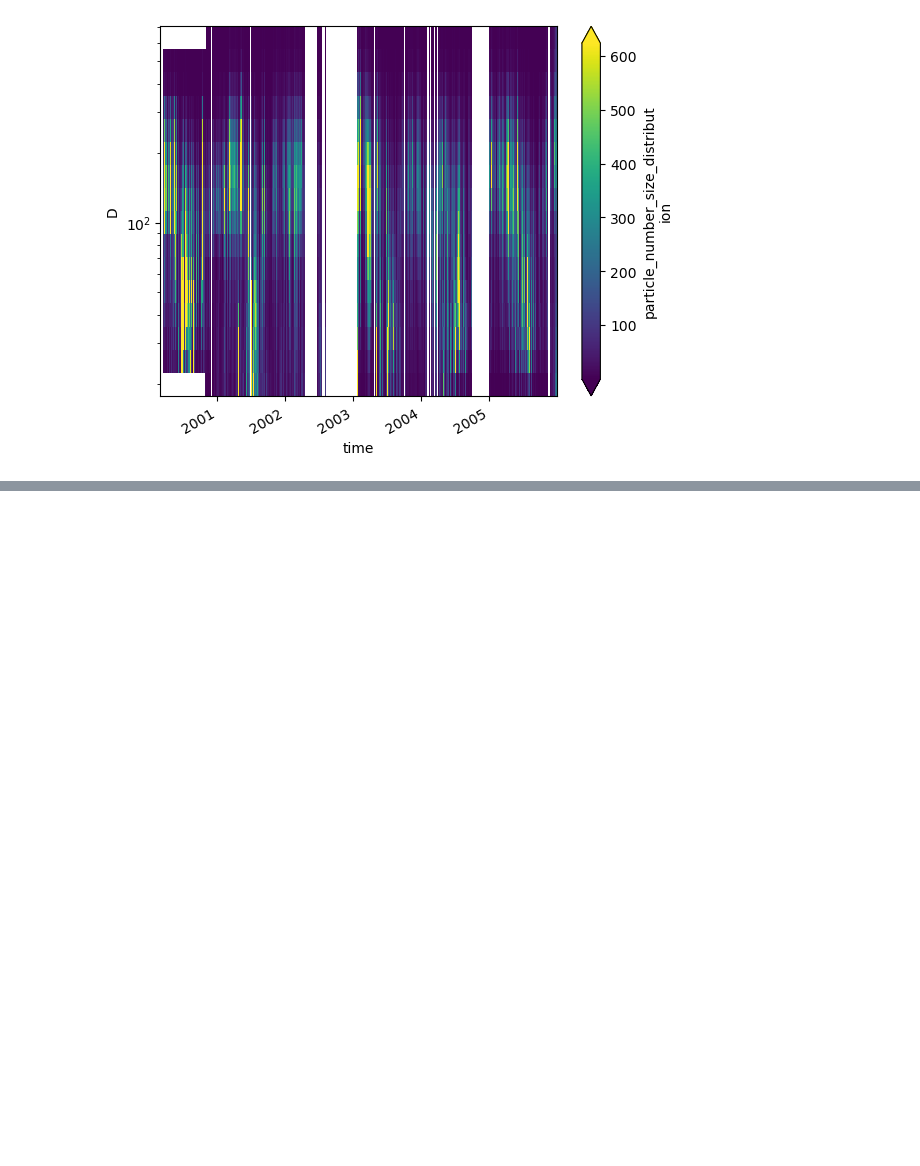
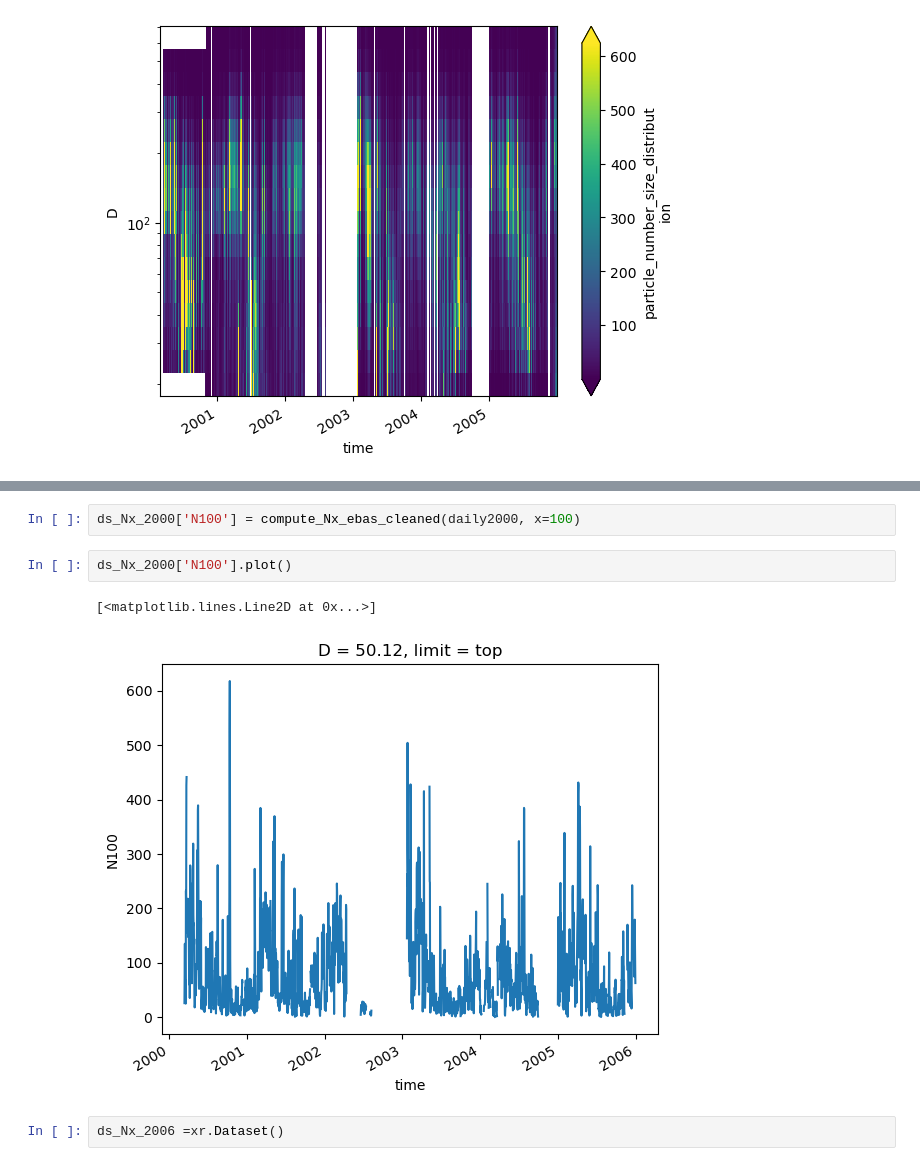
Before and after one commit to eScience-course/-Tjaernoe2022-group1, a Jupyter notebook: notebooks/Stefan/Full Sulphate Data.ipynb, the cells around one changed output, grey strips where cells are left out. Cells and saved outputs as stored; diff of their text form; blank space fills up the shorter version.

```diff
--- a/notebooks/Stefan/Full Sulphate Data.ipynb
+++ b/notebooks/Stefan/Full Sulphate Data.ipynb
@@ -423,0 +429,9 @@ IndexError: arrays used as indices must be of integer (or boolean) type
+# %%
+ds_Nx_2000['N100'] = compute_Nx_ebas_cleaned(daily2000, x=100)
+# %%
+ds_Nx_2000['N100'].plot()
+# %% [output]
+[<matplotlib.lines.Line2D at 0x...>]
+[figure, added]
+# %%
+ds_Nx_2006 =xr.Dataset()
```
Also changed, not shown: parts of 20 cells of this notebook.
